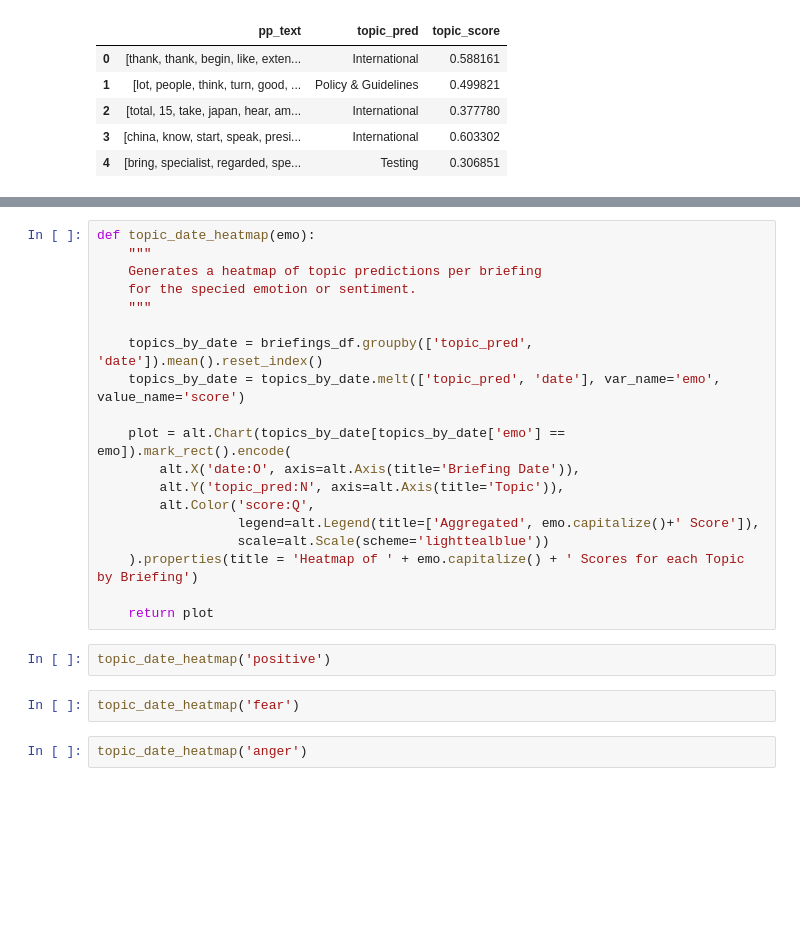
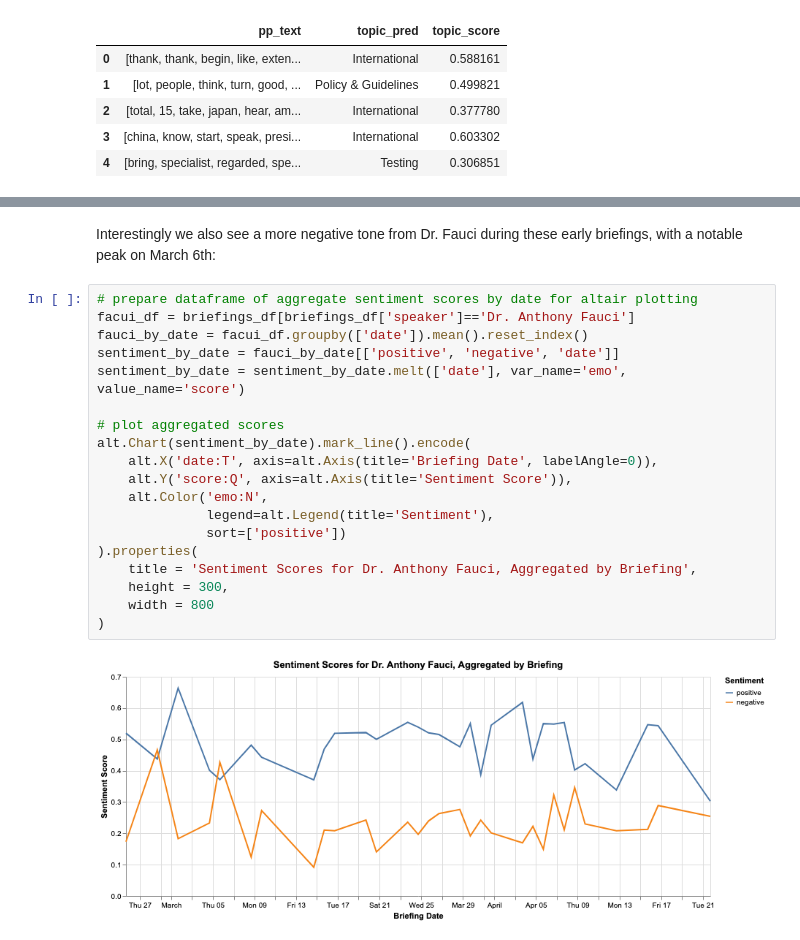
Before and after one commit to brendoncampbell/corona-briefing-tones, a Jupyter notebook: src/briefing_analysis.ipynb, the cells around one changed output, grey strips where cells are left out. Cells and saved outputs as stored; diff of their text form; blank space fills up the shorter version.

```diff
--- a/src/briefing_analysis.ipynb
+++ b/src/briefing_analysis.ipynb
@@ -500,25 +531,23 @@ emo_heatmap_by_date('Dr. Anthony Fauci')
+# %% [markdown]
+Interestingly we also see a more negative tone from Dr. Fauci during these early briefings, with a notable peak on March 6th:
 # %%
-def topic_date_heatmap(emo):
-    """
-    Generates a heatmap of topic predictions per briefing
-    for the specied emotion or sentiment.
-    """
+# prepare dataframe of aggregate sentiment scores by date for altair plotting
+facui_df = briefings_df[briefings_df['speaker']=='Dr. Anthony Fauci']
+fauci_by_date = facui_df.groupby(['date']).mean().reset_index()
+sentiment_by_date = fauci_by_date[['positive', 'negative', 'date']]
+sentiment_by_date = sentiment_by_date.melt(['date'], var_name='emo', value_name='score')
 
-    topics_by_date = briefings_df.groupby(['topic_pred', 'date']).mean().reset_index()
-    topics_by_date = topics_by_date.melt(['topic_pred', 'date'], var_name='emo', value_name='score')
-
-    plot = alt.Chart(topics_by_date[topics_by_date['emo'] == emo]).mark_rect().encode(
-        alt.X('date:O', axis=alt.Axis(title='Briefing Date')),
-        alt.Y('topic_pred:N', axis=alt.Axis(title='Topic')),
-        alt.Color('score:Q',
-                  legend=alt.Legend(title=['Aggregated', emo.capitalize()+' Score']),
-                  scale=alt.Scale(scheme='lighttealblue'))
-    ).properties(title = 'Heatmap of ' + emo.capitalize() + ' Scores for each Topic by Briefing')
-
-    return plot
+# plot aggregated scores
+alt.Chart(sentiment_by_date).mark_line().encode(
+    alt.X('date:T', axis=alt.Axis(title='Briefing Date', labelAngle=0)),
+    alt.Y('score:Q', axis=alt.Axis(title='Sentiment Score')),
+    alt.Color('emo:N',
+              legend=alt.Legend(title='Sentiment'),
+              sort=['positive'])
+).properties(
+    title = 'Sentiment Scores for Dr. Anthony Fauci, Aggregated by Briefing',
+    height = 300,
+    width = 800
+)
+# %% [output]
+[figure, added]
-# %%
-topic_date_heatmap('positive')
-# %%
-topic_date_heatmap('fear')
-# %%
-topic_date_heatmap('anger')
```
Also changed, not shown: parts of 26 cells of this notebook, 1 other file.
